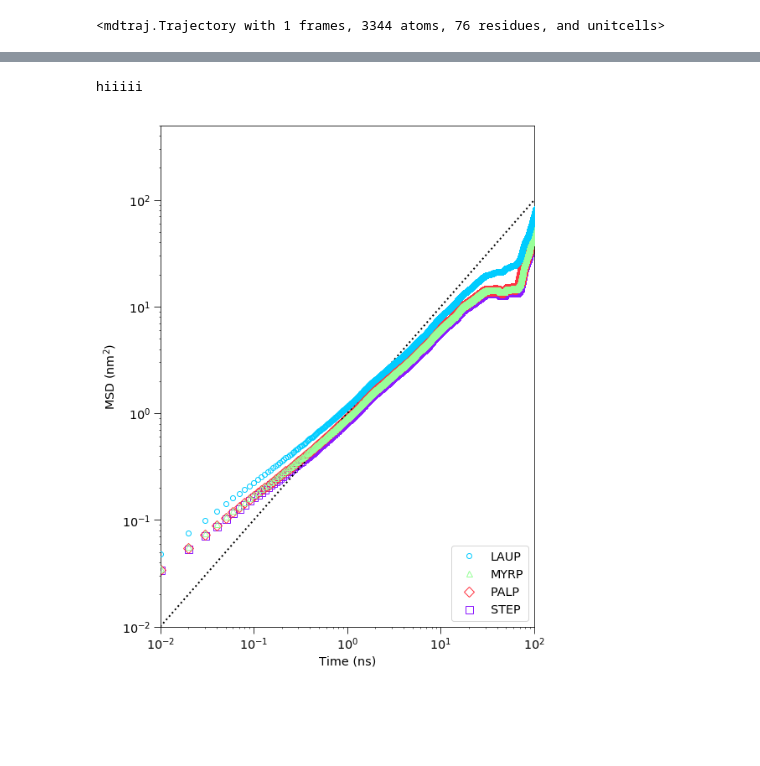
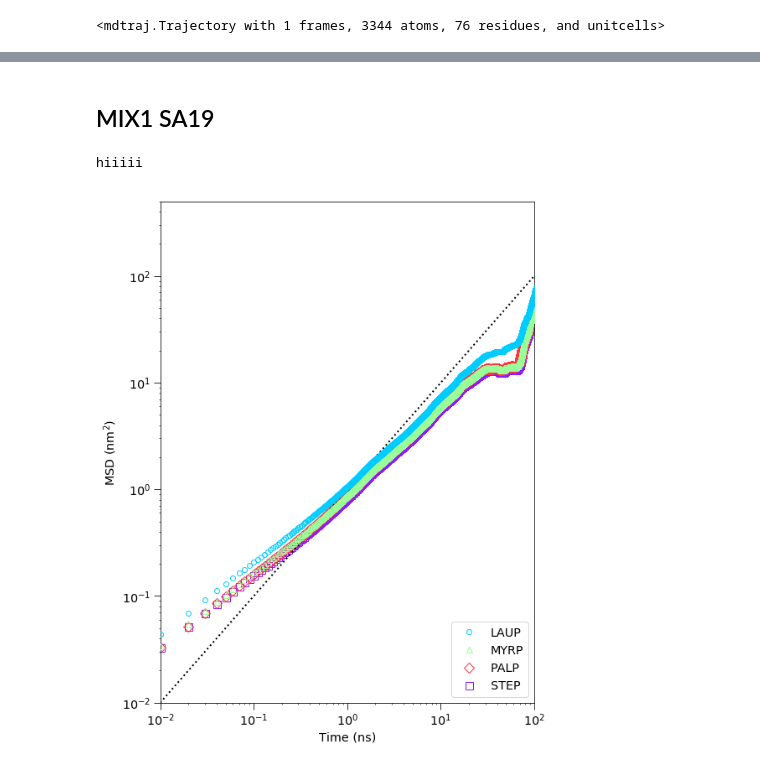
Before and after one commit to fearlessroad/mixed-monolayers, a Jupyter notebook: si_figures/MSD_diffusion.ipynb, the cells around one changed output, grey strips where cells are left out. Drawn from its saved outputs; the diff is of its cells as text; code cells hidden in the pictures; blank space fills up the shorter version.

```diff
--- a/si_figures/MSD_diffusion.ipynb
+++ b/si_figures/MSD_diffusion.ipynb
@@ -401,3 +406,5 @@ n = np.arange(0,10000,500)
+# %% [markdown]
+## MIX1 SA19
 # %%
 plt.figure(figsize=(8, 11))
 #grid = plt.GridSpec(5, 8)
@@ -413,7 +420,7 @@ for i in range(343,381):
 #plt.loglog(q[:,0]/1000, q[:,1], marker='o', ms=10,fillstyle='none', ls='none', c=c[1])
     f.append(np.polyfit(q[:,0]/1000, q[:,1],1)[0])
     m = m+q[:,1]
-plt.loglog(np.arange(0,119.01,0.01), (m/34), marker='o', ms=6, fillstyle='none', ls='none',c=cy,  label='LAUP', zorder=4)
+plt.loglog(np.arange(0,119.01,0.01), (m/37), marker='o', ms=6, fillstyle='none', ls='none',c=cy,  label='LAUP', zorder=4)
 yl = np.mean(f)
 dL =[]
 for i in np.arange(0,10000,500):
@@ -432,7 +439,7 @@ for i in range(267,343):
     #plt.loglog(q[:,0]/1000, q[:,1], marker='o', ms=10,fillstyle='none', ls='none', c=c[7])
         f.append(np.polyfit(q[:,0]/1000, q[:,1],1)[0])
         m = m+q[:,1]
-plt.loglog(np.arange(0,119.01,0.01), (m/72), marker='^', ms=7, fillstyle='none', ls='none', c=gr, label='MYRP', zorder=3)
+plt.loglog(np.arange(0,119.01,0.01), (m/75), marker='^', ms=7, fillstyle='none', ls='none', c=gr, label='MYRP', zorder=3)
 ym = np.mean(f)
 dM = []
 for i in np.arange(0,10000,500):
@@ -449,7 +456,7 @@ for i in range(115,267):
     f.append(np.polyfit(q[:,0]/1000, q[:,1],1)[0])
     m = m+q[:,1]
 #print(m/144)
-plt.loglog(np.arange(0,119.01,0.01), (m/144), marker='D', ms=8, fillstyle='none', ls='none', c=red, label='PALP', zorder=2)
+plt.loglog(np.arange(0,119.01,0.01), (m/151), marker='D', ms=8, fillstyle='none', ls='none', c=red, label='PALP', zorder=2)
 dP = []
 for i in np.arange(0,10000,500):
     dP.append(np.gradient(m/144)[i])
@@ -466,32 +473,32 @@ for i in range(1,115):
     q = np.genfromtxt('/gpfs/amarolab/monolayers/MIX1_NaCl0.4_GMX/SA19-2_100ns/molecular_diffusion/msd'+str(i)+'.xvg', skip_header=20)
     f.append(np.polyfit(q[:,0]/1000, q[:,1],1)[0])
     m = m+q[:,1]
 ys = np.mean(f)
-plt.loglog(np.arange(0,119.01,0.01), (m/108), marker='s', ms=9, fillstyle='none', ls='none', c=pu, label='STEP', zorder=1)
+plt.loglog(np.arange(0,119.01,0.01), (m/113), marker='s', ms=9, fillstyle='none', ls='none', c=pu, label='STEP', zorder=1)
 dS = []
 for i in np.arange(0,10000,500):
     dS.append(np.gradient(m/108)[i])
 #plt.plot(np.arange(0.0,1, 0.01),0.000888132475519*np.arange(.01,, 0.01), c='k',ls='dashed',lw=3, zorder=5, label='1.00')
 plt.legend(loc=4)
 plt.ylabel('MSD (nm$^2$)')
 plt.xlabel('Time (ns)')
 plt.ylim(0.01,500)
 plt.xlim(0.01, 100)
 plt.plot(np.arange(0.01, 100, 0.01), np.arange(0.01, 100, 0.01), c='k', ls=':', lw=2)
 plt.savefig('/home/adommer/Desktop/MSDperLip19.png',dpi=300)
 
 
 #plt.subplot(212)
 #plt.title('Diffusion Constants per Lipid Type')cd
 n = np.arange(0,10000,500)
 #plt.errorbar(n, dL, c='#ff4da6',ls='none', marker='o', ms=7,label='LAUP', zorder=4)
 #plt.errorbar(n, dM, c='#00ffff',ls='none', marker='^', ms=7,label='MYRP', zorder=3)
 #plt.errorbar(n, dP, c=c[0],ls='none', marker='D', label='PALP',ms=7,zorder=2)
 #plt.errorbar(n, dS, c='#ff6600',ls='none', marker='s', label='STEP',ms=7,zorder=1)
 
 #plt.legend(loc=2)
 #plt.xlabel('Time(ns)')
 #plt.ylabel('Diffusion Constant per Lipid Type (Nnm/S$^2$)')
 # %% [output]
 hiiiii
-[figure, old version]
+[figure, new version]
```
Also changed, not shown: parts of 12 cells of this notebook, 5 other files.
